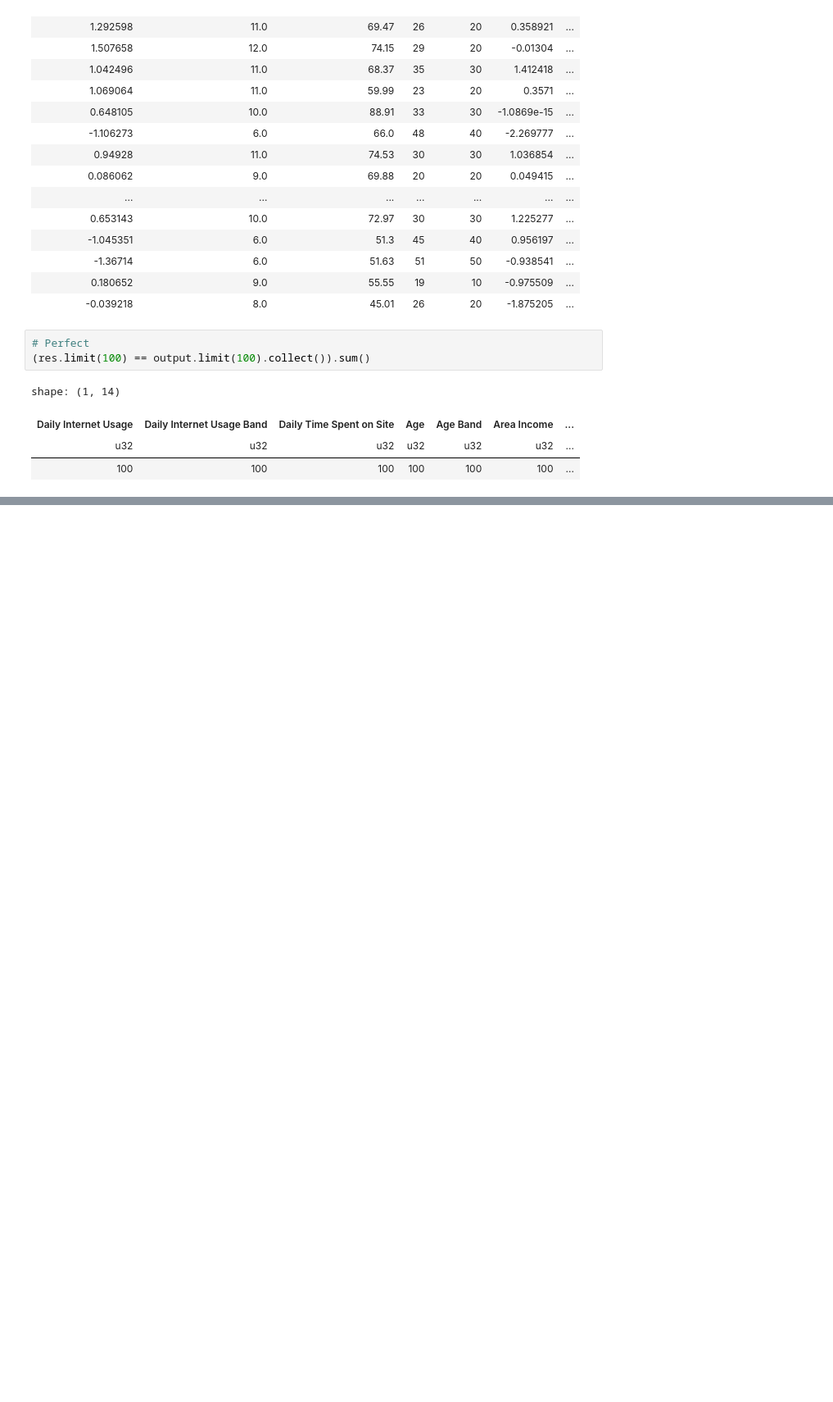
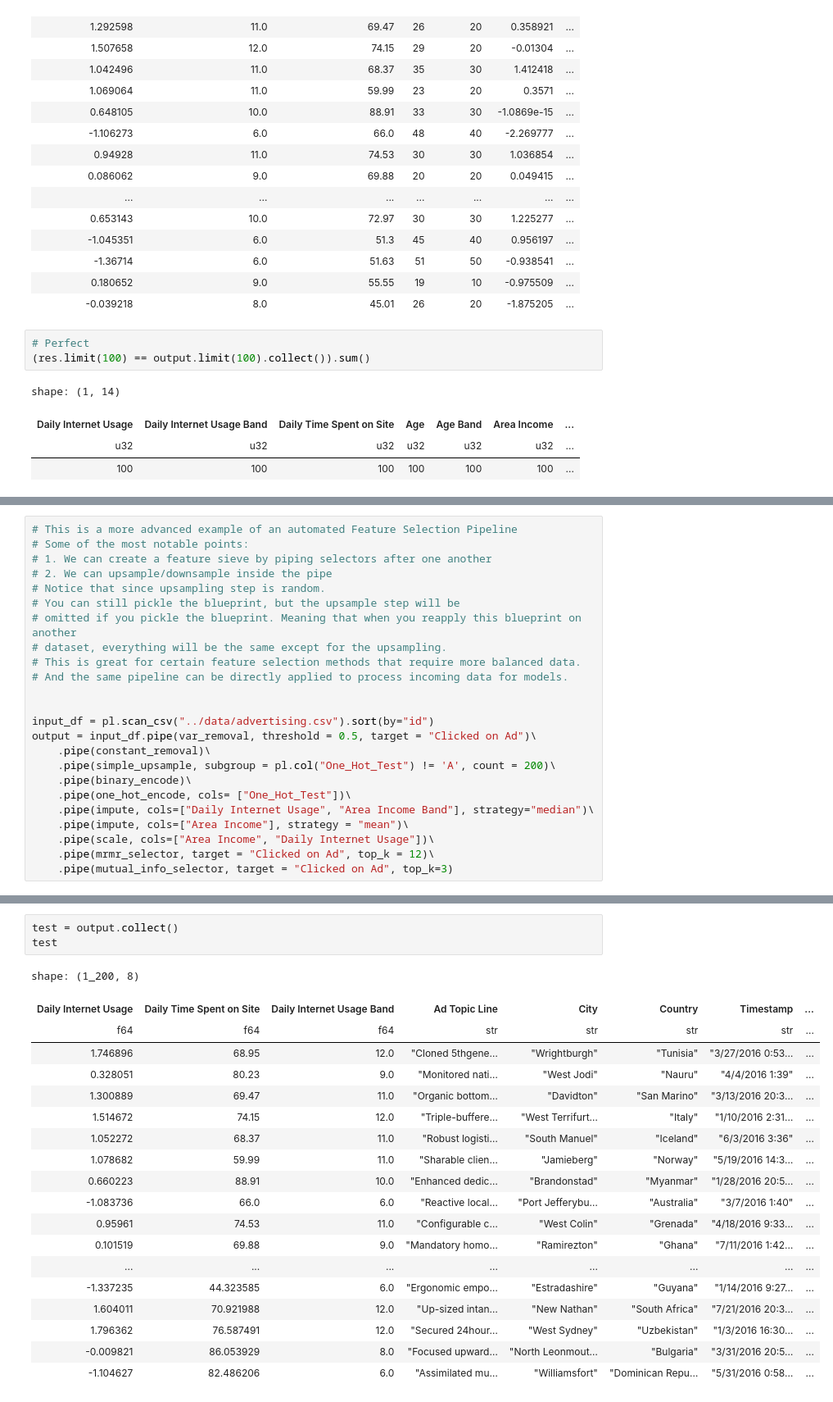
Before and after one commit to abstractqqq/dsds, a Jupyter notebook: examples/pipeline.ipynb, the cells around one changed output, grey strips where cells are left out. Shown at 82% size. Drawn from its saved outputs; the diff is of its cells as text; blank space fills up the shorter version.

Commit message:
debugged upsample, update blueprint examples

```diff
--- a/examples/builder.ipynb
+++ b/examples/pipeline.ipynb
@@ -166,0 +175,24 @@ shape: (1, 14)
+# %%
+# This is a more advanced example of an automated Feature Selection Pipeline
+# Some of the most notable points:
+# 1. We can create a feature sieve by piping selectors after one another
+# 2. We can upsample/downsample inside the pipe
+# Notice that since upsampling step is random.
+# You can still pickle the blueprint, but the upsample step will be
+# omitted if you pickle the blueprint. Meaning that when you reapply this blueprint on another
+# dataset, everything will be the same except for the upsampling.
+# This is great for certain feature selection methods that require more balanced data.
+# And the same pipeline can be directly applied to process incoming data for models.
+
+
+input_df = pl.scan_csv("../data/advertising.csv").sort(by="id")
+output = input_df.pipe(var_removal, threshold = 0.5, target = "Clicked on Ad")\
+    .pipe(constant_removal)\
+    .pipe(simple_upsample, subgroup = pl.col("One_Hot_Test") != 'A', count = 200)\
+    .pipe(binary_encode)\
+    .pipe(one_hot_encode, cols= ["One_Hot_Test"])\
+    .pipe(impute, cols=["Daily Internet Usage", "Area Income Band"], strategy="median")\
+    .pipe(impute, cols=["Area Income"], strategy = "mean")\
+    .pipe(scale, cols=["Area Income", "Daily Internet Usage"])\
+    .pipe(mrmr_selector, target = "Clicked on Ad", top_k = 12)\
+    .pipe(mutual_info_selector, target = "Clicked on Ad", top_k=3)
@@ -166,0 +210,23 @@ shape: (1, 14)
+# %%
+test = output.collect()
+test
+# %% [output]
+shape: (1_200, 8)
+| Daily Internet Usage | Daily Time Spent on Site | Daily Internet Usage Band | Ad Topic Line | City | Country | Timestamp | ... |
+| f64 | f64 | f64 | str | str | str | str | ... |
+| 1.746896 | 68.95 | 12.0 | "Cloned 5thgene… | "Wrightburgh" | "Tunisia" | "3/27/2016 0:53… | ... |
+| 0.328051 | 80.23 | 9.0 | "Monitored nati… | "West Jodi" | "Nauru" | "4/4/2016 1:39" | ... |
+| 1.300889 | 69.47 | 11.0 | "Organic bottom… | "Davidton" | "San Marino" | "3/13/2016 20:3… | ... |
+| 1.514672 | 74.15 | 12.0 | "Triple-buffere… | "West Terrifurt… | "Italy" | "1/10/2016 2:31… | ... |
+| 1.052272 | 68.37 | 11.0 | "Robust logisti… | "South Manuel" | "Iceland" | "6/3/2016 3:36" | ... |
+| 1.078682 | 59.99 | 11.0 | "Sharable clien… | "Jamieberg" | "Norway" | "5/19/2016 14:3… | ... |
+| 0.660223 | 88.91 | 10.0 | "Enhanced dedic… | "Brandonstad" | "Myanmar" | "1/28/2016 20:5… | ... |
+| -1.083736 | 66.0 | 6.0 | "Reactive local… | "Port Jefferybu… | "Australia" | "3/7/2016 1:40" | ... |
+| 0.95961 | 74.53 | 11.0 | "Configurable c… | "West Colin" | "Grenada" | "4/18/2016 9:33… | ... |
+| 0.101519 | 69.88 | 9.0 | "Mandatory homo… | "Ramirezton" | "Ghana" | "7/11/2016 1:42… | ... |
+| ... | ... | ... | ... | ... | ... | ... | ... |
+| -1.337235 | 44.323585 | 6.0 | "Ergonomic empo… | "Estradashire" | "Guyana" | "1/14/2016 9:27… | ... |
+| 1.604011 | 70.921988 | 12.0 | "Up-sized intan… | "New Nathan" | "South Africa" | "7/21/2016 20:3… | ... |
+| 1.796362 | 76.587491 | 12.0 | "Secured 24hour… | "West Sydney" | "Uzbekistan" | "1/3/2016 16:30… | ... |
+| -0.009821 | 86.053929 | 8.0 | "Focused upward… | "North Leonmout… | "Bulgaria" | "3/31/2016 20:5… | ... |
+| -1.104627 | 82.486206 | 6.0 | "Assimilated mu… | "Williamsfort" | "Dominican Repu… | "5/31/2016 0:58… | ... |
```
Also changed, not shown: parts of 4 cells of this notebook, 4 other files.
